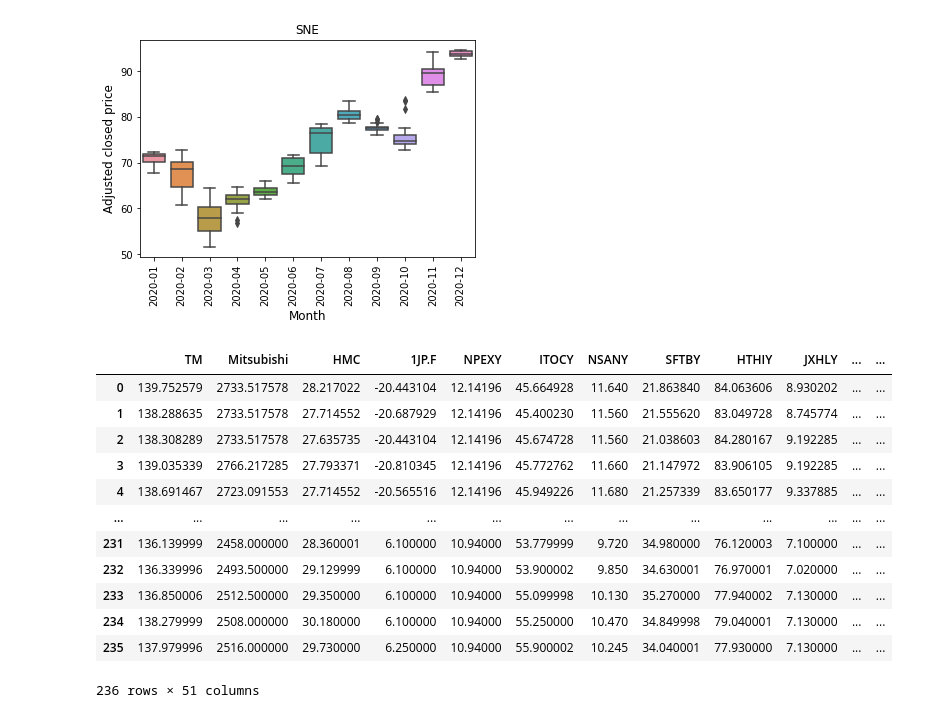
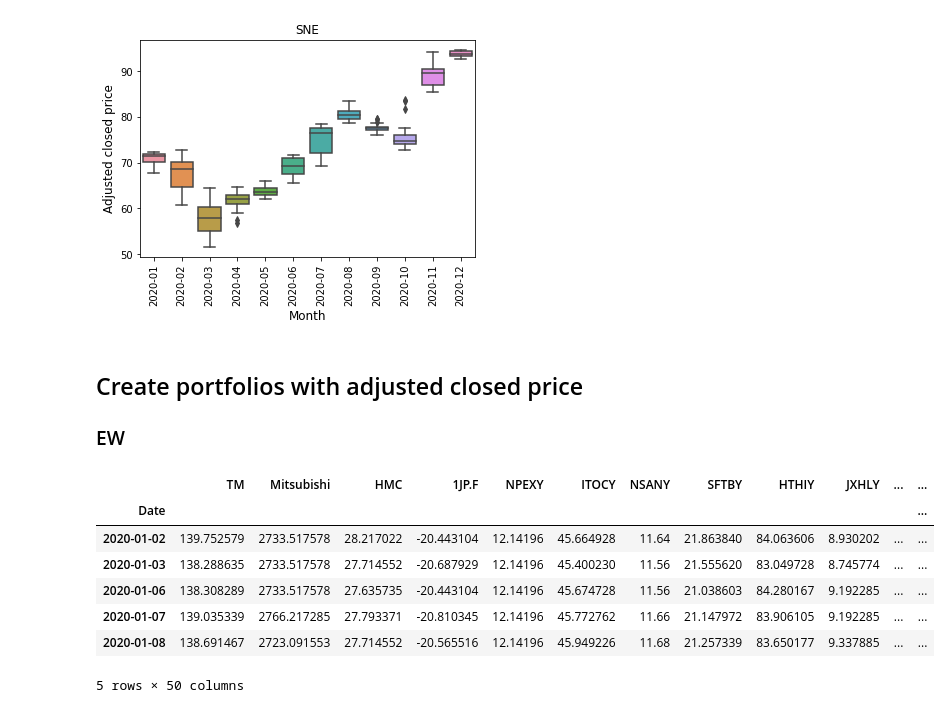
Before and after one commit to anitamezzetti/covid_impact_stocks_volatility, a Jupyter notebook: stock_price_EDA.ipynb, the cells around one changed output. Cells and saved outputs as stored; diff of their text form; code cells hidden in the pictures.

```diff
--- a/stock_price_EDA.ipynb
+++ b/stock_price_EDA.ipynb
@@ -516,19 +520,6 @@ for name in highest_name:
 [figure]
 [figure]
 [figure]
-# %%
-datasets['adj_close']
-# %% [output]
-|  | TM | Mitsubishi | HMC | 1JP.F | NPEXY | ITOCY | NSANY | SFTBY | HTHIY | JXHLY | ... | ... |
-| 0 | 139.752579 | 2733.517578 | 28.217022 | -20.443104 | 12.14196 | 45.664928 | 11.640 | 21.863840 | 84.063606 | 8.930202 | ... | ... |
-| 1 | 138.288635 | 2733.517578 | 27.714552 | -20.687929 | 12.14196 | 45.400230 | 11.560 | 21.555620 | 83.049728 | 8.745774 | ... | ... |
-| 2 | 138.308289 | 2733.517578 | 27.635735 | -20.443104 | 12.14196 | 45.674728 | 11.560 | 21.038603 | 84.280167 | 9.192285 | ... | ... |
-| 3 | 139.035339 | 2766.217285 | 27.793371 | -20.810345 | 12.14196 | 45.772762 | 11.660 | 21.147972 | 83.906105 | 9.192285 | ... | ... |
-| 4 | 138.691467 | 2723.091553 | 27.714552 | -20.565516 | 12.14196 | 45.949226 | 11.680 | 21.257339 | 83.650177 | 9.337885 | ... | ... |
-| ... | ... | ... | ... | ... | ... | ... | ... | ... | ... | ... | ... | ... |
-| 231 | 136.139999 | 2458.000000 | 28.360001 | 6.100000 | 10.94000 | 53.779999 | 9.720 | 34.980000 | 76.120003 | 7.100000 | ... | ... |
-| 232 | 136.339996 | 2493.500000 | 29.129999 | 6.100000 | 10.94000 | 53.900002 | 9.850 | 34.630001 | 76.970001 | 7.020000 | ... | ... |
-| 233 | 136.850006 | 2512.500000 | 29.350000 | 6.100000 | 10.94000 | 55.099998 | 10.130 | 35.270000 | 77.940002 | 7.130000 | ... | ... |
-| 234 | 138.279999 | 2508.000000 | 30.180000 | 6.100000 | 10.94000 | 55.250000 | 10.470 | 34.849998 | 79.040001 | 7.130000 | ... | ... |
-| 235 | 137.979996 | 2516.000000 | 29.730000 | 6.250000 | 10.94000 | 55.900002 | 10.245 | 34.040001 | 77.930000 | 7.130000 | ... | ... |
-236 rows × 51 columns
+# %% [markdown]
+## Create portfolios with adjusted closed price
+### EW
@@ -534,0 +528,12 @@ datasets['adj_close']
+# %%
+adj_close = datasets['adj_close'].set_index('Date')
+adj_close.head()
+# %% [output]
+|  | TM | Mitsubishi | HMC | 1JP.F | NPEXY | ITOCY | NSANY | SFTBY | HTHIY | JXHLY | ... | ... |
+| Date |  |  |  |  |  |  |  |  |  |  |  | ... |
+| 2020-01-02 | 139.752579 | 2733.517578 | 28.217022 | -20.443104 | 12.14196 | 45.664928 | 11.64 | 21.863840 | 84.063606 | 8.930202 | ... | ... |
+| 2020-01-03 | 138.288635 | 2733.517578 | 27.714552 | -20.687929 | 12.14196 | 45.400230 | 11.56 | 21.555620 | 83.049728 | 8.745774 | ... | ... |
+| 2020-01-06 | 138.308289 | 2733.517578 | 27.635735 | -20.443104 | 12.14196 | 45.674728 | 11.56 | 21.038603 | 84.280167 | 9.192285 | ... | ... |
+| 2020-01-07 | 139.035339 | 2766.217285 | 27.793371 | -20.810345 | 12.14196 | 45.772762 | 11.66 | 21.147972 | 83.906105 | 9.192285 | ... | ... |
+| 2020-01-08 | 138.691467 | 2723.091553 | 27.714552 | -20.565516 | 12.14196 | 45.949226 | 11.68 | 21.257339 | 83.650177 | 9.337885 | ... | ... |
+5 rows × 50 columns
```
Also changed, not shown: parts of 14 cells of this notebook, 1 other file.
